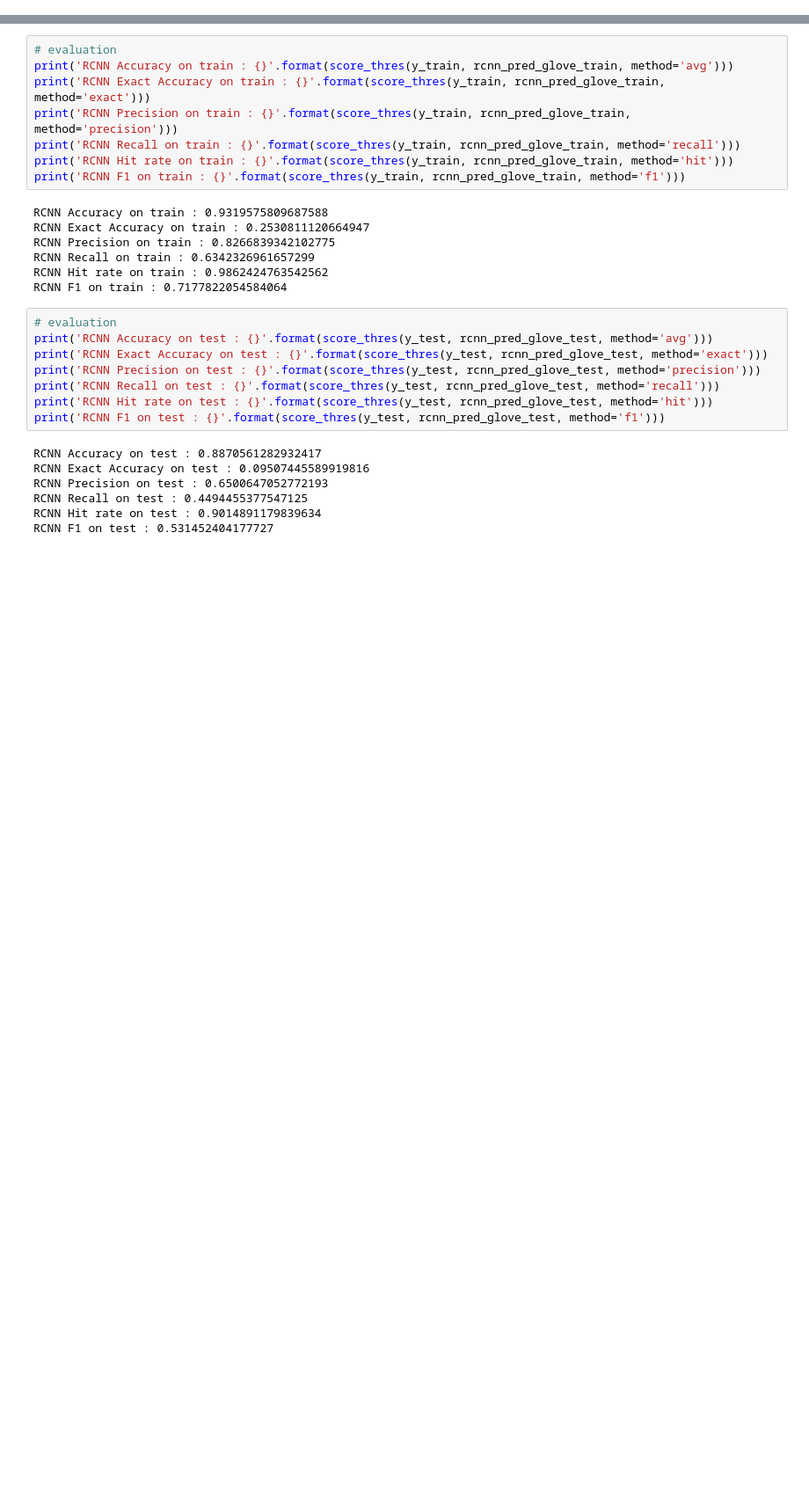
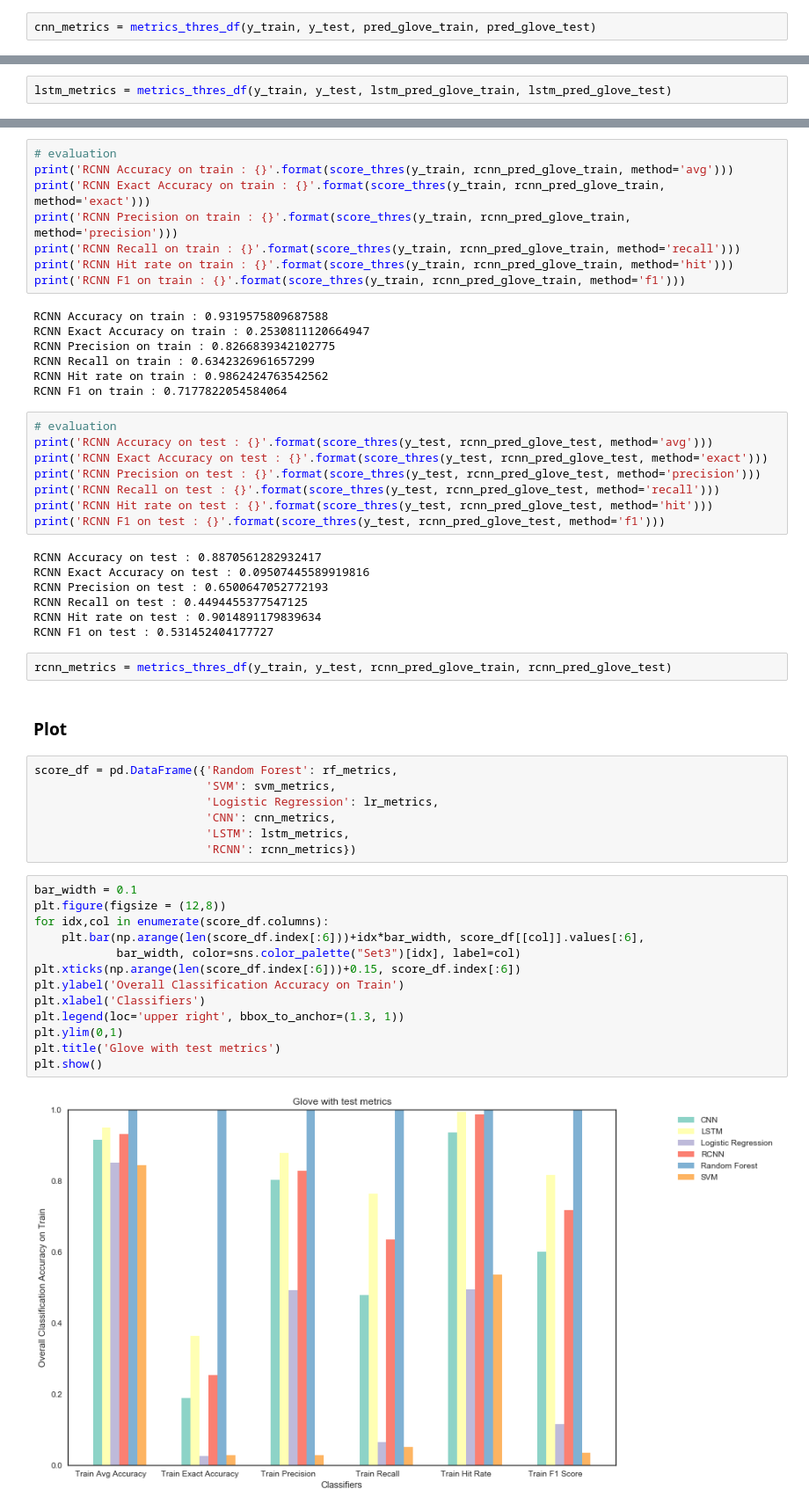
Before and after one commit to BoyuanSun930/cs209b-g6-movie, a Jupyter notebook: Glove.ipynb, the cells around one changed output, grey strips where cells are left out. Shown at 88% size. Cells and saved outputs as stored; diff of their text form; blank space fills up the shorter version.

Commit message:
Completed Glove Representation

```diff
--- a/Glove.ipynb
+++ b/Glove.ipynb
@@ -471,6 +452,8 @@ GloVE Embedding Precision on test : 0.546963316146316
 GloVE Embedding Recall on test : 0.3412455007995804
 GloVE Embedding Hit Rate on train : 0.8625429553264605
 GloVE Embedding F1 on train : 0.4202812833566325
+# %%
+cnn_metrics = metrics_thres_df(y_train, y_test, pred_glove_train, pred_glove_test)
 # %% [markdown]
 ## LSTM
 # %%
@@ -567,6 +550,8 @@ LSTM Precision on test : 0.6978929279911439
 LSTM Recall on test : 0.560980370571585
 LSTM Hit rate on test : 0.9369988545246277
 LSTM F1 on test : 0.6219914804940984
+# %%
+lstm_metrics = metrics_thres_df(y_train, y_test, lstm_pred_glove_train, lstm_pred_glove_test)
 # %% [markdown]
 ## CNN + LSTM : RCNN
 # %%
@@ -668,3 +653,29 @@ RCNN Precision on test : 0.6500647052772193
 RCNN Recall on test : 0.4494455377547125
 RCNN Hit rate on test : 0.9014891179839634
 RCNN F1 on test : 0.531452404177727
+# %%
+rcnn_metrics = metrics_thres_df(y_train, y_test, rcnn_pred_glove_train, rcnn_pred_glove_test)
+# %% [markdown]
+### Plot
+# %%
+score_df = pd.DataFrame({'Random Forest': rf_metrics,
+                         'SVM': svm_metrics,
+                         'Logistic Regression': lr_metrics,
+                         'CNN': cnn_metrics,
+                         'LSTM': lstm_metrics,
+                         'RCNN': rcnn_metrics})
+# %%
+bar_width = 0.1
+plt.figure(figsize = (12,8))
+for idx,col in enumerate(score_df.columns):
+    plt.bar(np.arange(len(score_df.index[:6]))+idx*bar_width, score_df[[col]].values[:6],
+            bar_width, color=sns.color_palette("Set3")[idx], label=col)
+plt.xticks(np.arange(len(score_df.index[:6]))+0.15, score_df.index[:6])
+plt.ylabel('Overall Classification Accuracy on Train')
+plt.xlabel('Classifiers')
+plt.legend(loc='upper right', bbox_to_anchor=(1.3, 1))
+plt.ylim(0,1)
+plt.title('Glove with test metrics')
+plt.show()
+# %% [output]
+[figure, added]
```
Also changed, not shown: parts of 15 cells of this notebook.
